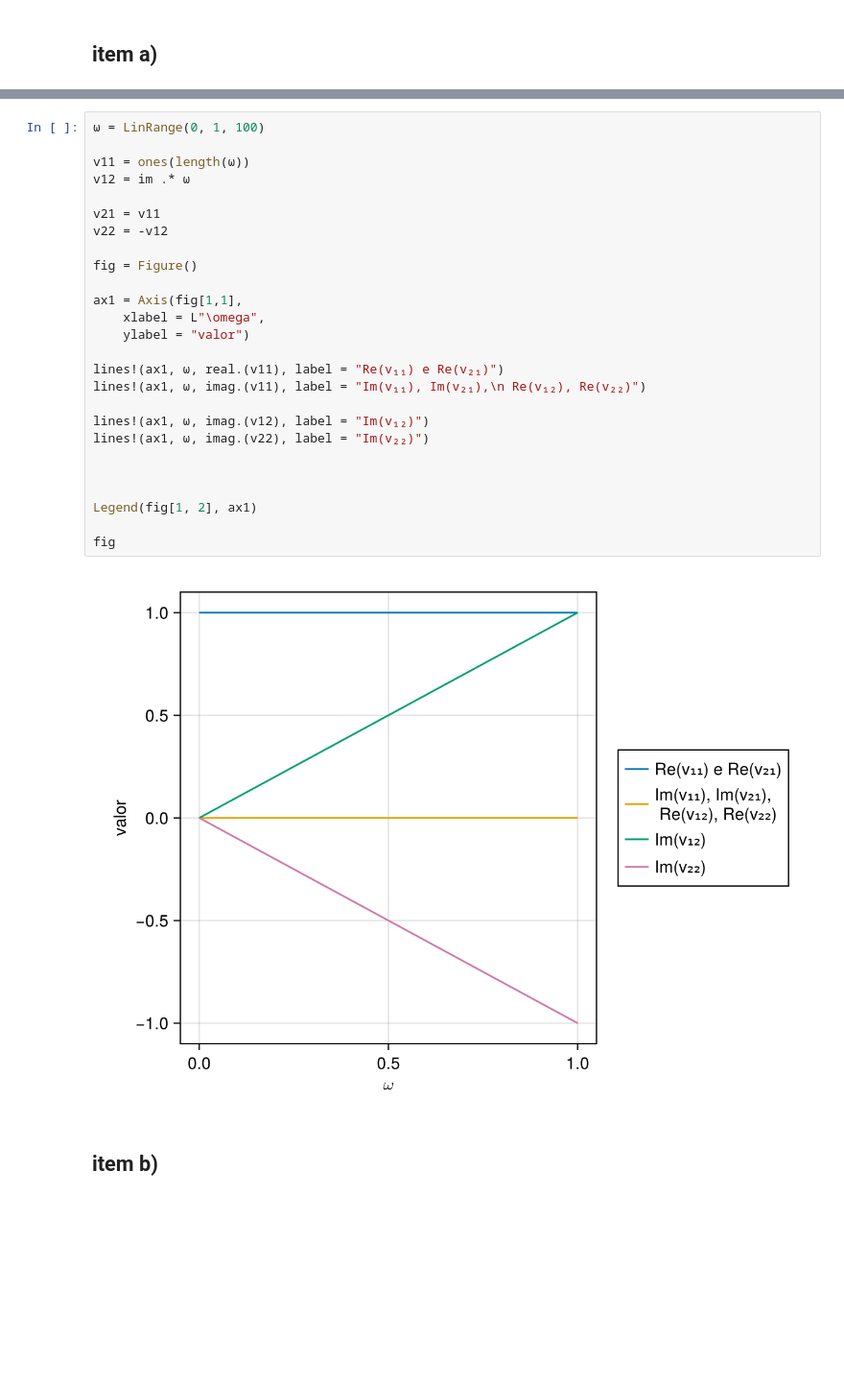
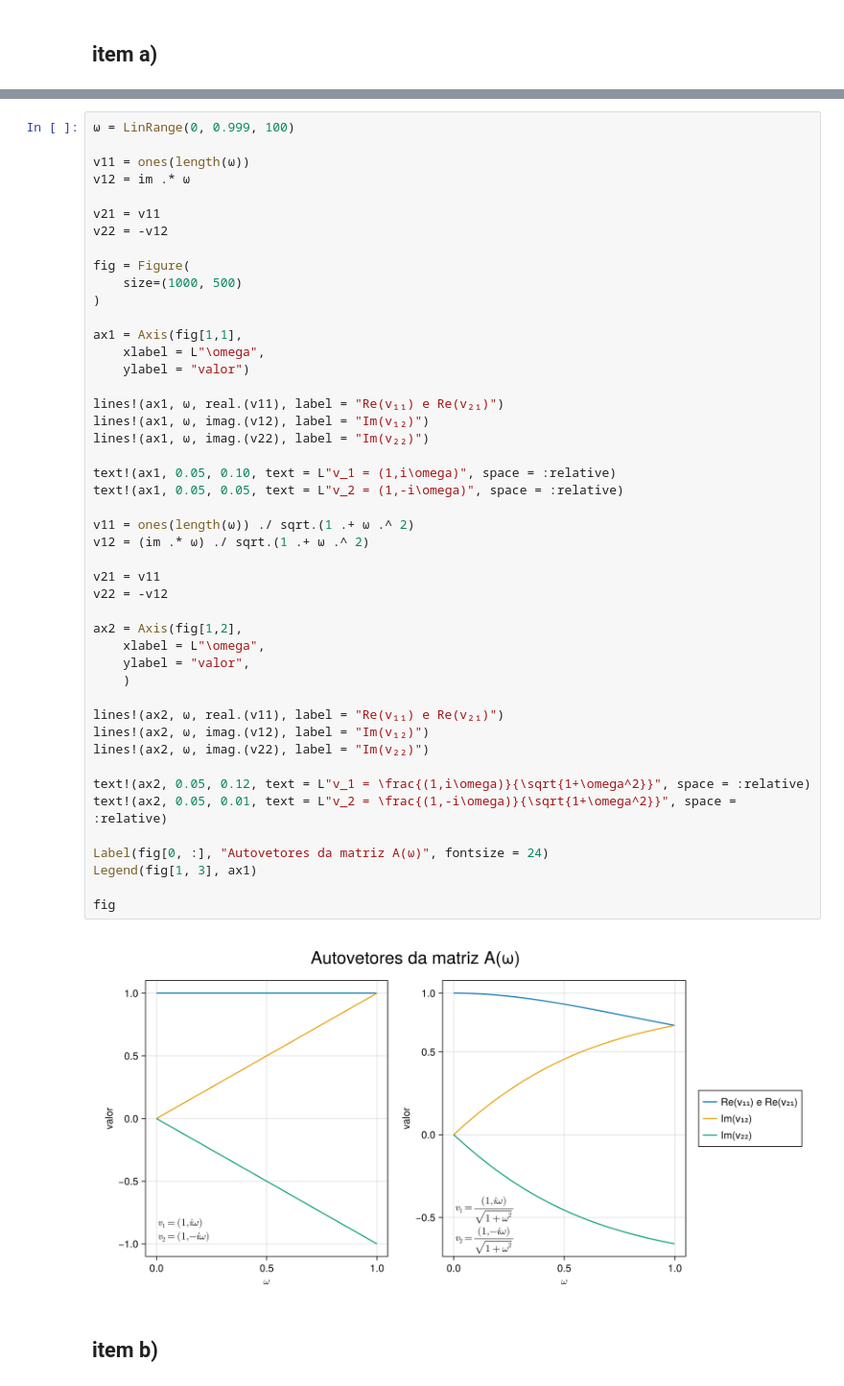
Before and after one commit to jhe-sua/projeto4-aln, a Jupyter notebook: projeto4.ipynb, the cells around one changed output, grey strips where cells are left out. Shown at 96% size. Cells and saved outputs as stored; diff of their text form; blank space fills up the shorter version.

```diff
--- a/projeto4.ipynb
+++ b/projeto4.ipynb
@@ -112,31 +130,51 @@ fig
 # %%
-ω = LinRange(0, 1, 100)
+ω = LinRange(0, 0.999, 100)
 
 v11 = ones(length(ω))
 v12 = im .* ω
 
 v21 = v11
 v22 = -v12
 
-fig = Figure()
+fig = Figure(
+    size=(1000, 500)
+)
 
 ax1 = Axis(fig[1,1],
     xlabel = L"\omega",
     ylabel = "valor")
 
 lines!(ax1, ω, real.(v11), label = "Re(v₁₁) e Re(v₂₁)")
-lines!(ax1, ω, imag.(v11), label = "Im(v₁₁), Im(v₂₁),\n Re(v₁₂), Re(v₂₂)")
-
 lines!(ax1, ω, imag.(v12), label = "Im(v₁₂)")
 lines!(ax1, ω, imag.(v22), label = "Im(v₂₂)")
 
+text!(ax1, 0.05, 0.10, text = L"v_1 = (1,i\omega)", space = :relative)
+text!(ax1, 0.05, 0.05, text = L"v_2 = (1,-i\omega)", space = :relative)
 
+v11 = ones(length(ω)) ./ sqrt.(1 .+ ω .^ 2)
+v12 = (im .* ω) ./ sqrt.(1 .+ ω .^ 2)
 
-Legend(fig[1, 2], ax1)
+v21 = v11
+v22 = -v12
+
+ax2 = Axis(fig[1,2],
+    xlabel = L"\omega",
+    ylabel = "valor",
+    )
+
+lines!(ax2, ω, real.(v11), label = "Re(v₁₁) e Re(v₂₁)")
+lines!(ax2, ω, imag.(v12), label = "Im(v₁₂)")
+lines!(ax2, ω, imag.(v22), label = "Im(v₂₂)")
+
+text!(ax2, 0.05, 0.12, text = L"v_1 = \frac{(1,i\omega)}{\sqrt{1+\omega^2}}", space = :relative)
+text!(ax2, 0.05, 0.01, text = L"v_2 = \frac{(1,-i\omega)}{\sqrt{1+\omega^2}}", space = :relative)
+
+Label(fig[0, :], "Autovetores da matriz A(ω)", fontsize = 24)
+Legend(fig[1, 3], ax1)
 
 fig
 # %% [output]
-[figure, old version]
+[figure, new version]
 # %% [markdown]
 ## item b)
 # %%
```
Also changed, not shown: parts of 16 cells of this notebook.
